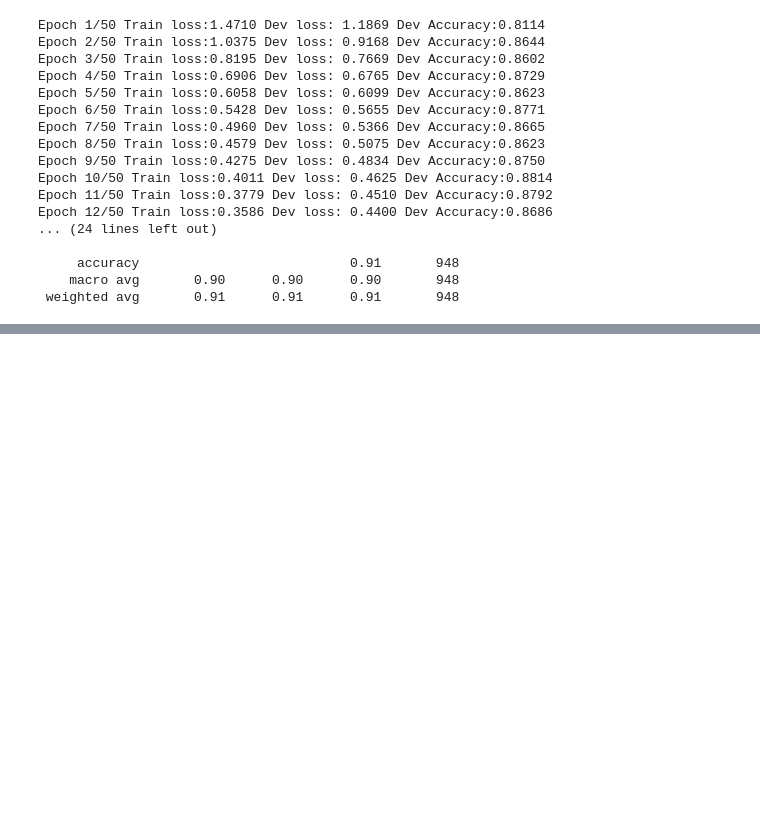
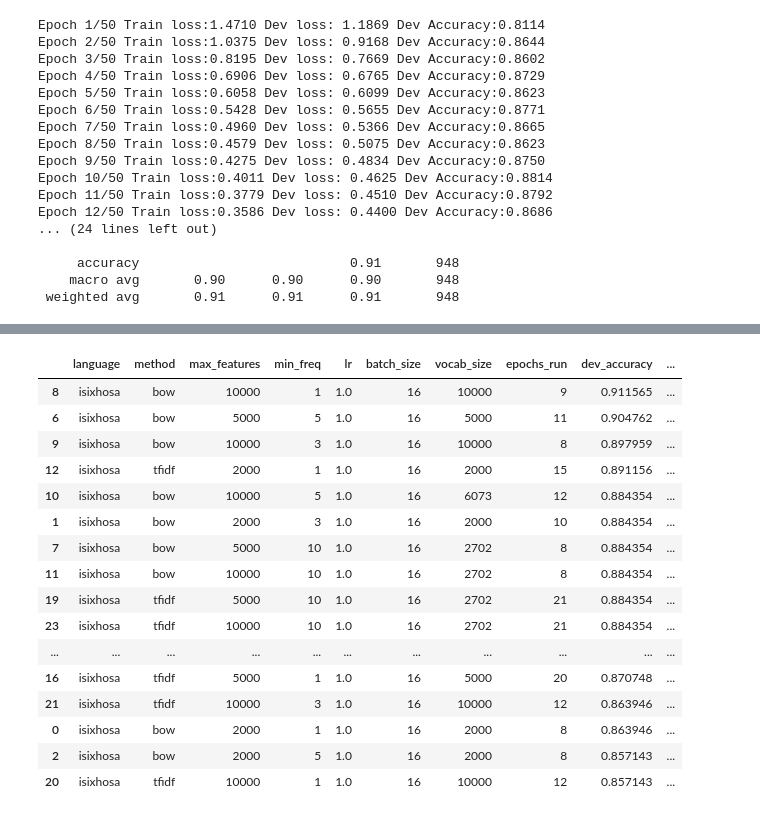
Before and after one commit to Tlotloolifant/Assignment-2, a Jupyter notebook: Assignment 2.ipynb, the cells around one changed output, grey strips where cells are left out. Drawn from its saved outputs; the diff is of its cells as text; code cells hidden in the pictures; blank space fills up the shorter version.

```diff
--- a/Assignment 2.ipynb
+++ b/Assignment 2.ipynb
@@ -663,0 +700,11 @@ Epoch 12/50 Train loss:0.3586 Dev loss: 0.4400 Dev Accuracy:0.8686
+# %%
+xho =  load_language("xho")
+
+# stage 1 holds all else constant and varies lr and batch size
+xho_stage1 = run_mutli_experiments(
+    xho, "xhosa",
+    methods=["tfidf"], max_features_list=[5000], min_freq_list=[3],
+    lr_list=[0.01, 0.1, 0.5, 1.0], batch_size_list=[16, 32, 64],
+)
+xho_stage1_df = pd.DataFrame(xho_stage1).drop(columns=["model", "history", "tensors"])
+xho_stage1_df.sort_values("dev_accuracy", ascending=False)
@@ -663,0 +772,10 @@ Epoch 12/50 Train loss:0.3586 Dev loss: 0.4400 Dev Accuracy:0.8686
+# %%
+# holds the best lr and batch size constant and varies remaining hyperparms
+xho_stage2 = run_mutli_experiments(
+    xho, "isixhosa",
+    methods=["bow", "tfidf"], max_features_list=[2000, 5000, 10000], min_freq_list=[0, 3, 5, 10],
+    lr_list=[1.0], batch_size_list=[16],
+)
+xho_stage2_df = pd.DataFrame(xho_stage2).drop(columns=["model", "history", "tensors"])
+xho_stage2_df.sort_values("dev_accuracy", ascending=False)
+# %% [output]
@@ -663,0 +799,17 @@ Epoch 12/50 Train loss:0.3586 Dev loss: 0.4400 Dev Accuracy:0.8686
+|  | language | method | max_features | min_freq | lr | batch_size | vocab_size | epochs_run | dev_accuracy | ... |
+| 8 | isixhosa | bow | 10000 | 1 | 1.0 | 16 | 10000 | 9 | 0.911565 | ... |
+| 6 | isixhosa | bow | 5000 | 5 | 1.0 | 16 | 5000 | 11 | 0.904762 | ... |
+| 9 | isixhosa | bow | 10000 | 3 | 1.0 | 16 | 10000 | 8 | 0.897959 | ... |
+| 12 | isixhosa | tfidf | 2000 | 1 | 1.0 | 16 | 2000 | 15 | 0.891156 | ... |
+| 10 | isixhosa | bow | 10000 | 5 | 1.0 | 16 | 6073 | 12 | 0.884354 | ... |
+| 1 | isixhosa | bow | 2000 | 3 | 1.0 | 16 | 2000 | 10 | 0.884354 | ... |
+| 7 | isixhosa | bow | 5000 | 10 | 1.0 | 16 | 2702 | 8 | 0.884354 | ... |
+| 11 | isixhosa | bow | 10000 | 10 | 1.0 | 16 | 2702 | 8 | 0.884354 | ... |
+| 19 | isixhosa | tfidf | 5000 | 10 | 1.0 | 16 | 2702 | 21 | 0.884354 | ... |
+| 23 | isixhosa | tfidf | 10000 | 10 | 1.0 | 16 | 2702 | 21 | 0.884354 | ... |
+| ... | ... | ... | ... | ... | ... | ... | ... | ... | ... | ... |
+| 16 | isixhosa | tfidf | 5000 | 1 | 1.0 | 16 | 5000 | 20 | 0.870748 | ... |
+| 21 | isixhosa | tfidf | 10000 | 3 | 1.0 | 16 | 10000 | 12 | 0.863946 | ... |
+| 0 | isixhosa | bow | 2000 | 1 | 1.0 | 16 | 2000 | 8 | 0.863946 | ... |
+| 2 | isixhosa | bow | 2000 | 5 | 1.0 | 16 | 2000 | 8 | 0.857143 | ... |
+| 20 | isixhosa | tfidf | 10000 | 1 | 1.0 | 16 | 10000 | 12 | 0.857143 | ... |
```
Also changed, not shown: parts of 12 cells of this notebook.
